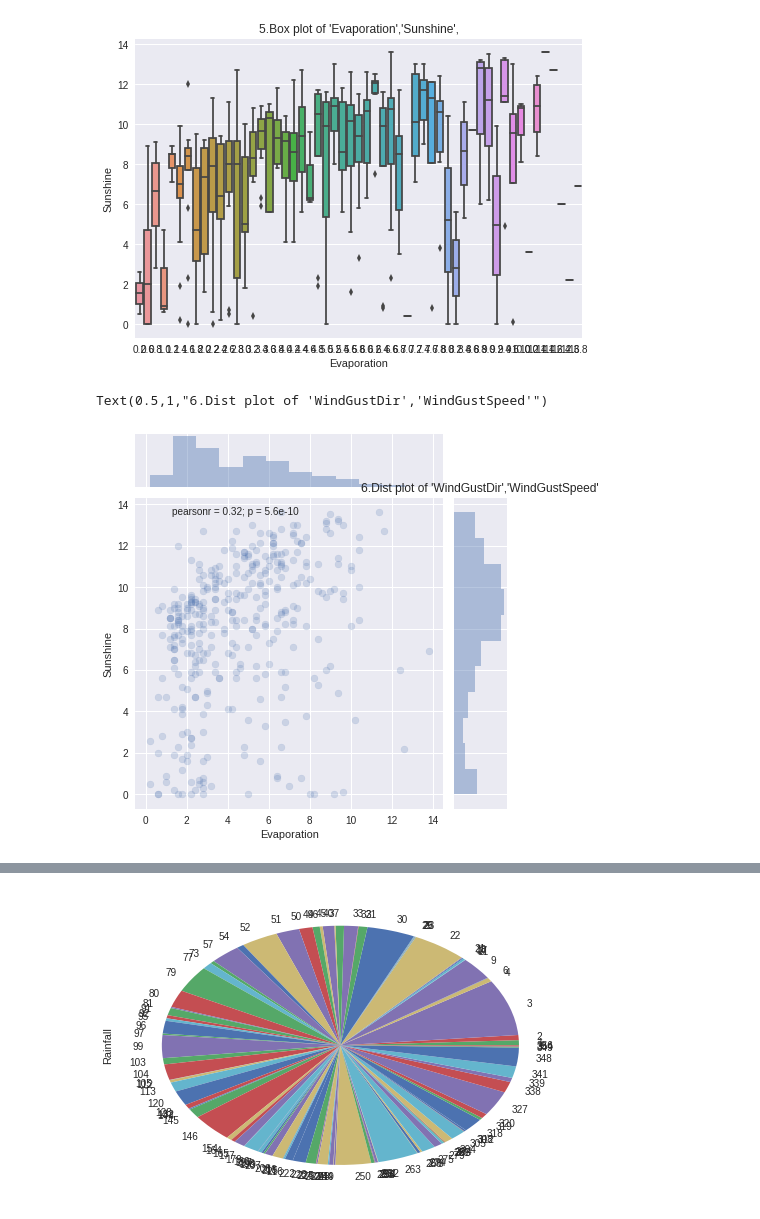
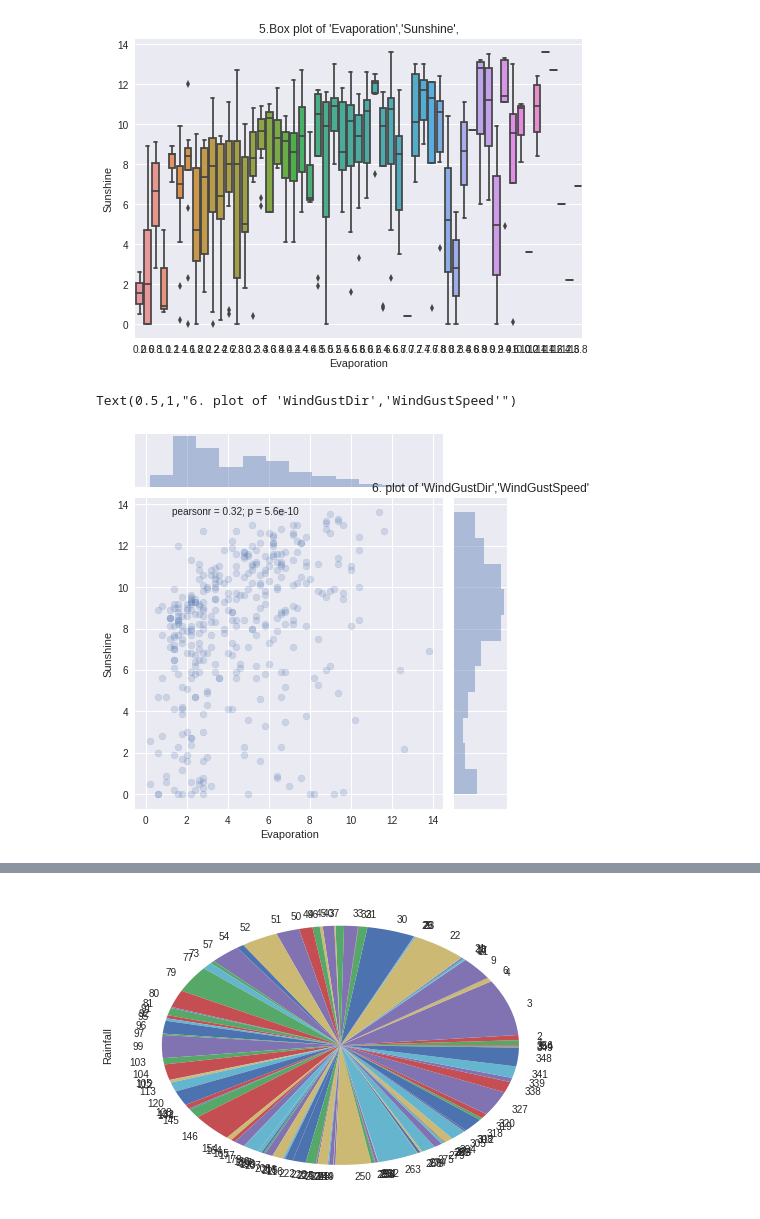
Before and after one commit to harjeevansingh/ML_ON1Acadview, a Jupyter notebook: assignment_6.ipynb, the cells around one changed output, grey strips where cells are left out. Saved outputs shown, nothing was run; the diff lists cells and outputs as text; code cells hidden in the pictures.

```diff
--- a/assignment_6.ipynb
+++ b/assignment_6.ipynb
@@ -87,10 +87,10 @@ Text(0.5,1,"5.Box plot of 'Evaporation','Sunshine',")
 # %%
 sns.jointplot(x='Evaporation', y='Sunshine',data=df, alpha=0.2)
 sns.despine()
-plt.title("6.Dist plot of 'WindGustDir','WindGustSpeed'")
+plt.title("6. plot of 'WindGustDir','WindGustSpeed'")
 # %% [output]
-Text(0.5,1,"6.Dist plot of 'WindGustDir','WindGustSpeed'")
+Text(0.5,1,"6. plot of 'WindGustDir','WindGustSpeed'")
-[figure, old version]
+[figure, new version]
 # %%
 sns.boxplot(x= 'WindSpeed9am', y='WindSpeed3pm',data=df, hue='RainToday')
 sns.despine()
```
Also changed, not shown: parts of 9 cells of this notebook.
